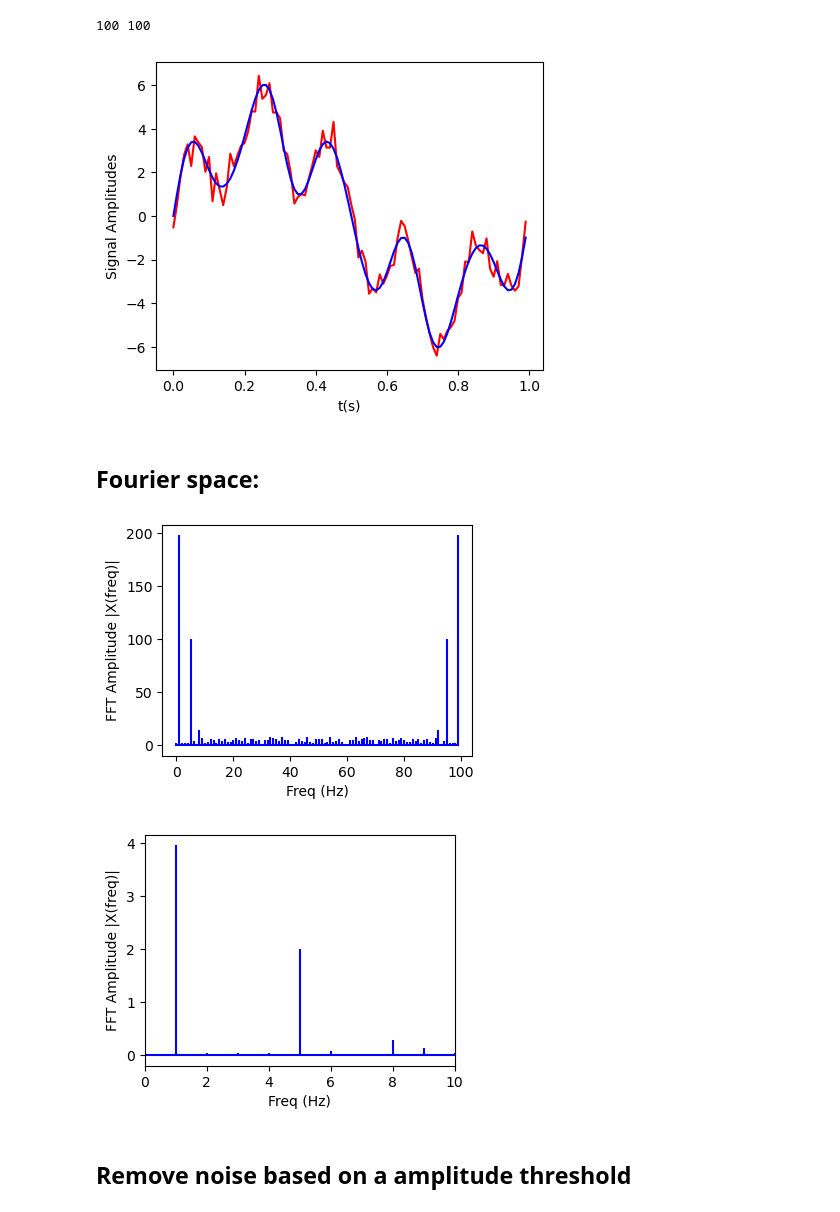
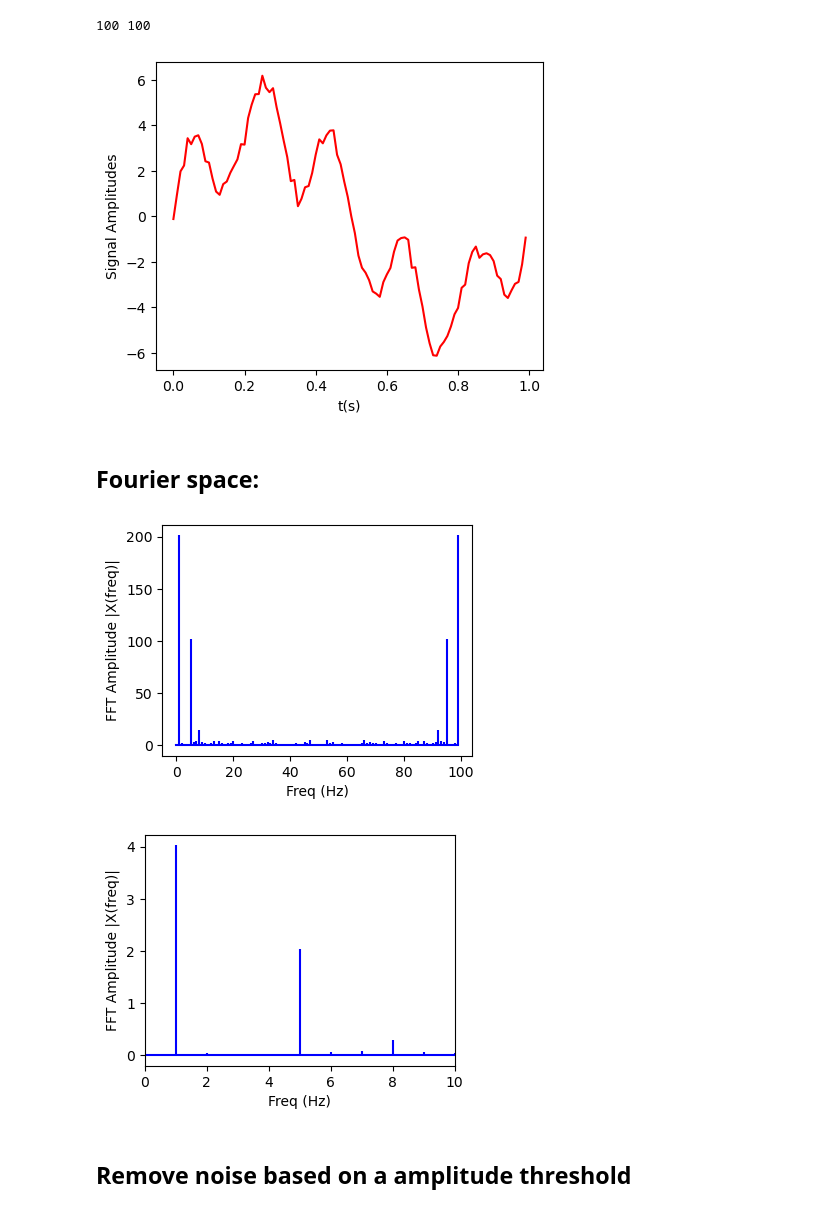
Before and after one commit to wbandabarragan/computational-physics-1, a Jupyter notebook: unit-4/409-Fourier-denoising.ipynb, the cells around one changed output. Cells and saved outputs as stored; diff of their text form; code cells hidden in the pictures.

```diff
--- a/unit-4/409-Fourier-denoising.ipynb
+++ b/unit-4/409-Fourier-denoising.ipynb
@@ -50,7 +50,7 @@ signal_clean = signal
 # add noise to the signal
 # https://numpy.org/doc/stable/reference/random/generated/numpy.random.randn.html
 
-signal = signal + 0.5*np.random.randn(len(t))
+signal = signal + 0.25*np.random.randn(len(t))
 
 print(t.size, signal.size)
 # %% [output]
@@ -58,14 +58,14 @@ print(t.size, signal.size)
 # %%
 plt.figure(figsize= (5,4))
 
 plt.plot(t, signal, "red")
-plt.plot(t, signal_clean, "blue")
+#plt.plot(t, signal_clean, "blue")
 
 plt.xlabel("t(s)")
 plt.ylabel("Signal Amplitudes")
 plt.show()
 # %% [output]
-[figure, old version]
+[figure, new version]
 # %% [markdown]
 ## Fourier space:
 # %%
@@ -83,7 +83,7 @@ plt.xlabel('Freq (Hz)')
 plt.ylabel('FFT Amplitude |X(freq)|')
 plt.show()
 # %% [output]
-[figure, old version]
+[figure, new version]
 # %%
 plt.figure(figsize = (4, 3))
 plt.stem(freqs[:N//2], abs(fourier_signal)[:N//2]/(N//2), 'b', markerfmt=" ", basefmt="-b")
@@ -93,7 +93,7 @@ plt.ylabel('FFT Amplitude |X(freq)|')
 plt.xlim(0,10)
 plt.show()
 # %% [output]
-[figure, old version]
+[figure, new version]
 # %% [markdown]
 ## Remove noise based on a amplitude threshold
 # %%
```
Also changed, not shown: parts of 4 cells of this notebook, 4 other files.
